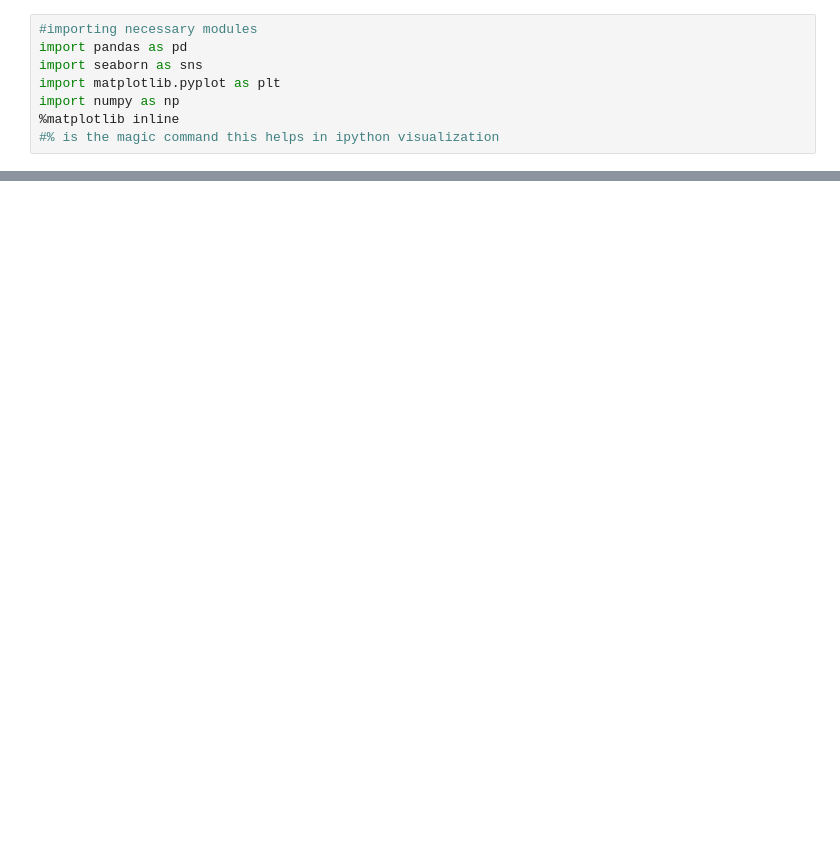
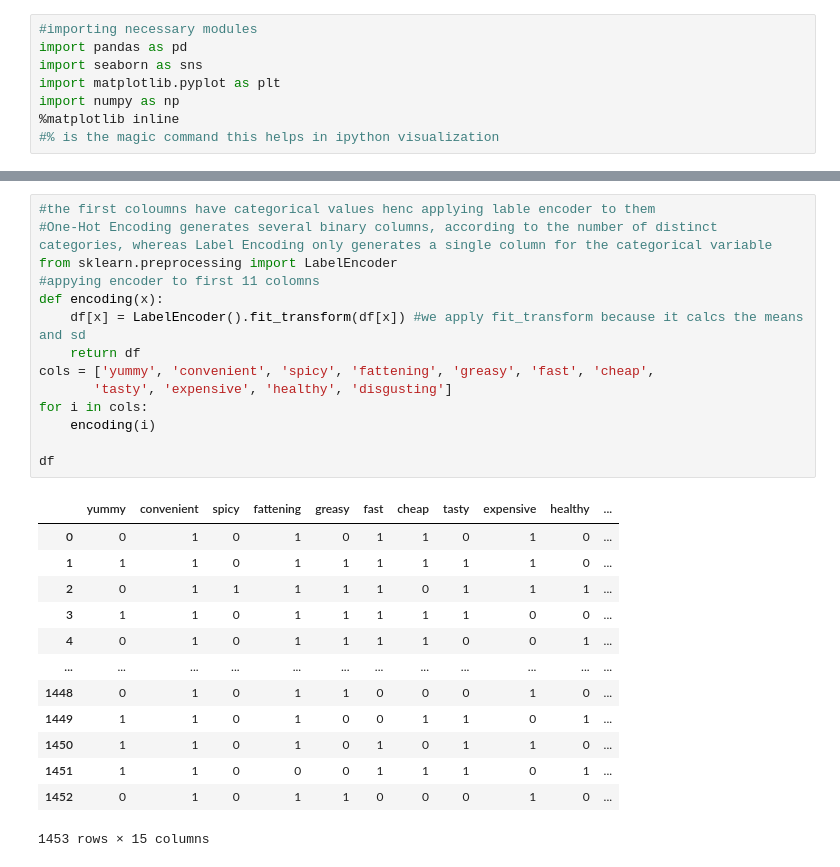
Before and after one commit to rohith4088/EV_SEGMENTATION, a Jupyter notebook: mcdolnads.ipynb, the cells around one changed output, grey strips where cells are left out. Saved outputs shown, nothing was run; the diff lists cells and outputs as text; blank space fills up the shorter version.

```diff
--- a/mcdolnads.ipynb
+++ b/mcdolnads.ipynb
@@ -28,0 +81,28 @@ Note: you may need to restart the kernel to use updated packages.
+# %%
+#the first coloumns have categorical values henc applying lable encoder to them
+#One-Hot Encoding generates several binary columns, according to the number of distinct categories, whereas Label Encoding only generates a single column for the categorical variable
+from sklearn.preprocessing import LabelEncoder
+#appying encoder to first 11 colomns
+def encoding(x):
+    df[x] = LabelEncoder().fit_transform(df[x]) #we apply fit_transform because it calcs the means and sd
+    return df
+cols = ['yummy', 'convenient', 'spicy', 'fattening', 'greasy', 'fast', 'cheap',
+       'tasty', 'expensive', 'healthy', 'disgusting']
+for i in cols:
+    encoding(i)
+
+df
+# %% [output]
+|  | yummy | convenient | spicy | fattening | greasy | fast | cheap | tasty | expensive | healthy | ... |
+| 0 | 0 | 1 | 0 | 1 | 0 | 1 | 1 | 0 | 1 | 0 | ... |
+| 1 | 1 | 1 | 0 | 1 | 1 | 1 | 1 | 1 | 1 | 0 | ... |
+| 2 | 0 | 1 | 1 | 1 | 1 | 1 | 0 | 1 | 1 | 1 | ... |
+| 3 | 1 | 1 | 0 | 1 | 1 | 1 | 1 | 1 | 0 | 0 | ... |
+| 4 | 0 | 1 | 0 | 1 | 1 | 1 | 1 | 0 | 0 | 1 | ... |
+| ... | ... | ... | ... | ... | ... | ... | ... | ... | ... | ... | ... |
+| 1448 | 0 | 1 | 0 | 1 | 1 | 0 | 0 | 0 | 1 | 0 | ... |
+| 1449 | 1 | 1 | 0 | 1 | 0 | 0 | 1 | 1 | 0 | 1 | ... |
+| 1450 | 1 | 1 | 0 | 1 | 0 | 1 | 0 | 1 | 1 | 0 | ... |
+| 1451 | 1 | 1 | 0 | 0 | 0 | 1 | 1 | 1 | 0 | 1 | ... |
+| 1452 | 0 | 1 | 0 | 1 | 1 | 0 | 0 | 0 | 1 | 0 | ... |
+1453 rows × 15 columns
```
Also changed, not shown: parts of 5 cells of this notebook, 1 other file.
